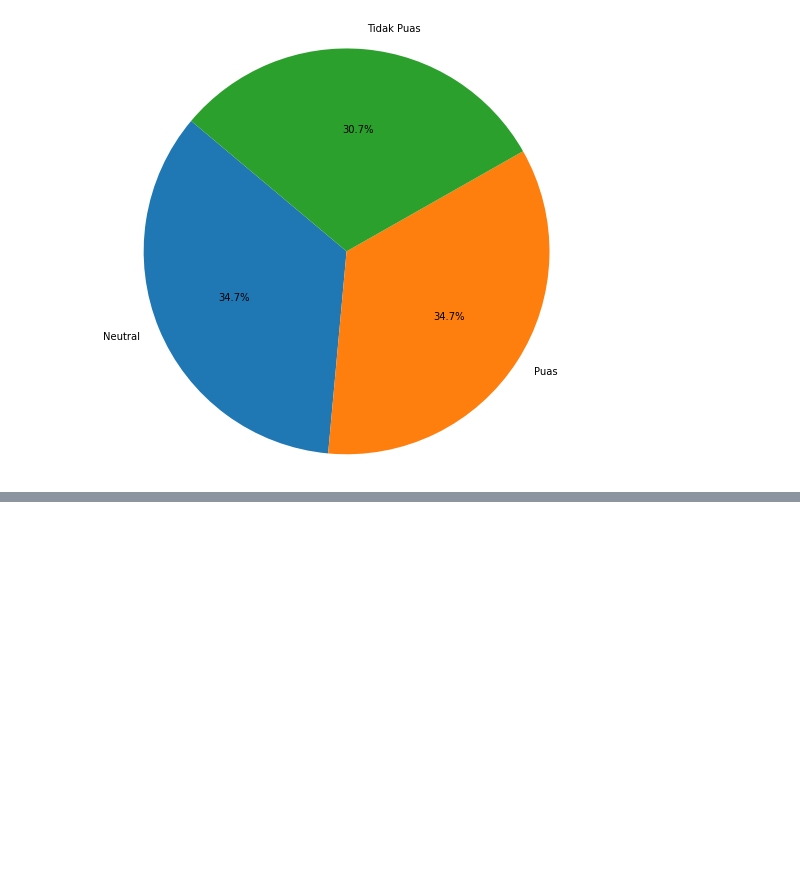
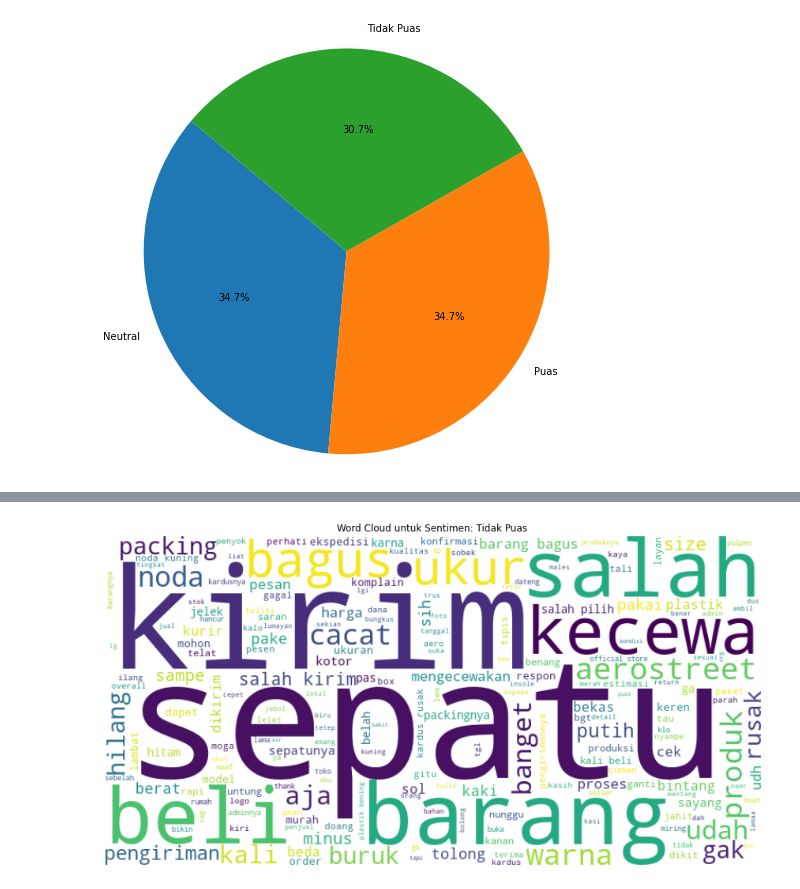
Before and after one commit to daniferdinandall/analisis_sentimen_produk_ecommers, a Jupyter notebook: preprocessing/visualisasi.ipynb, the cells around one changed output, grey strips where cells are left out. Cells and saved outputs as stored; diff of their text form; code cells hidden in the pictures; blank space fills up the shorter version.

```diff
--- a/preprocessing/visualisasi.ipynb
+++ b/preprocessing/visualisasi.ipynb
@@ -49,0 +61,12 @@ for sentiment in data['Label'].unique():
+# %%
+# Membuat Word Cloud untuk sentimen "tidak puas"
+tidak_puas_text = ' '.join(df[df['Label'] == 'Tidak Puas']['Ulasan'])
+tidak_puas_wordcloud = WordCloud(width=800, height=400, background_color='white').generate(tidak_puas_text)
+
+plt.figure(figsize=(15, 8))
+plt.imshow(tidak_puas_wordcloud, interpolation='bilinear')
+plt.axis('off')
+plt.title('Word Cloud untuk Sentimen: Tidak Puas')
+plt.show()
+# %% [output]
+[figure, added]
```
Also changed, not shown: parts of 4 cells of this notebook, 1 other file.
